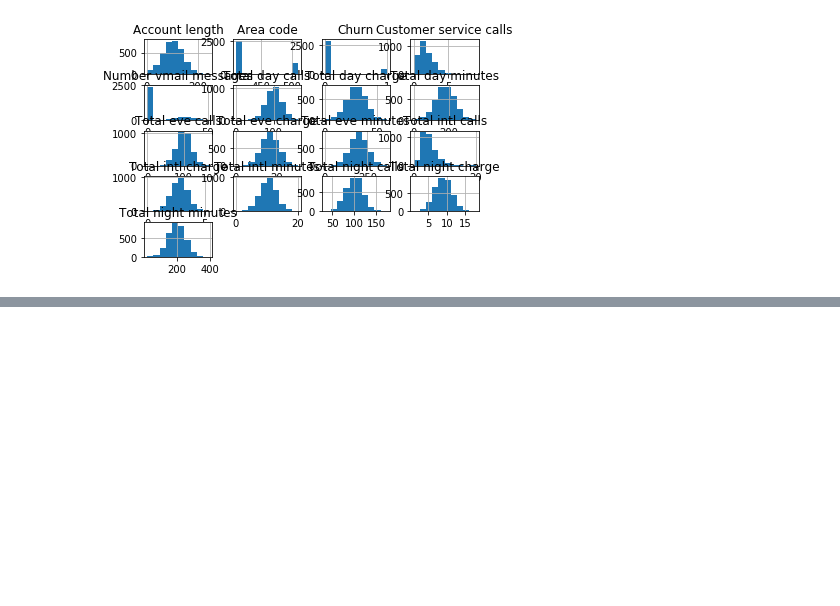
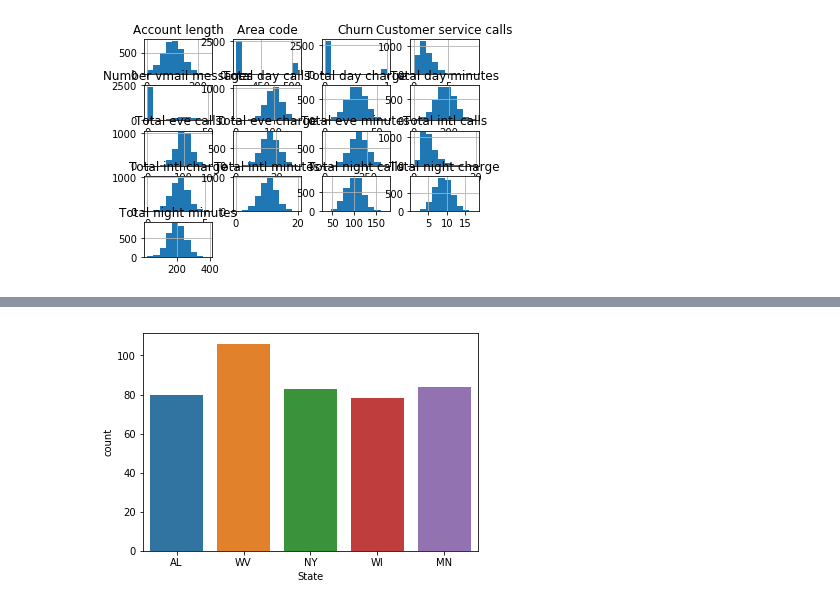
Before and after one commit to ivan-magda/mlcourse_open_homeworks, a Jupyter notebook: lesson2_telecom_churn_inclass_as_is.ipynb, the cells around one changed output, grey strips where cells are left out. Saved outputs shown, nothing was run; the diff lists cells and outputs as text; code cells hidden in the pictures; blank space fills up the shorter version.

```diff
--- a/lesson2_telecom_churn_inclass_as_is.ipynb
+++ b/lesson2_telecom_churn_inclass_as_is.ipynb
@@ -32,0 +60,5 @@ df.hist();
+# %%
+sns.countplot(df[df['State'].\
+                 isin(df['State'].value_counts().head().index)]['State']);
+# %% [output]
+[figure, added]
```
Also changed, not shown: parts of 33 cells of this notebook.
